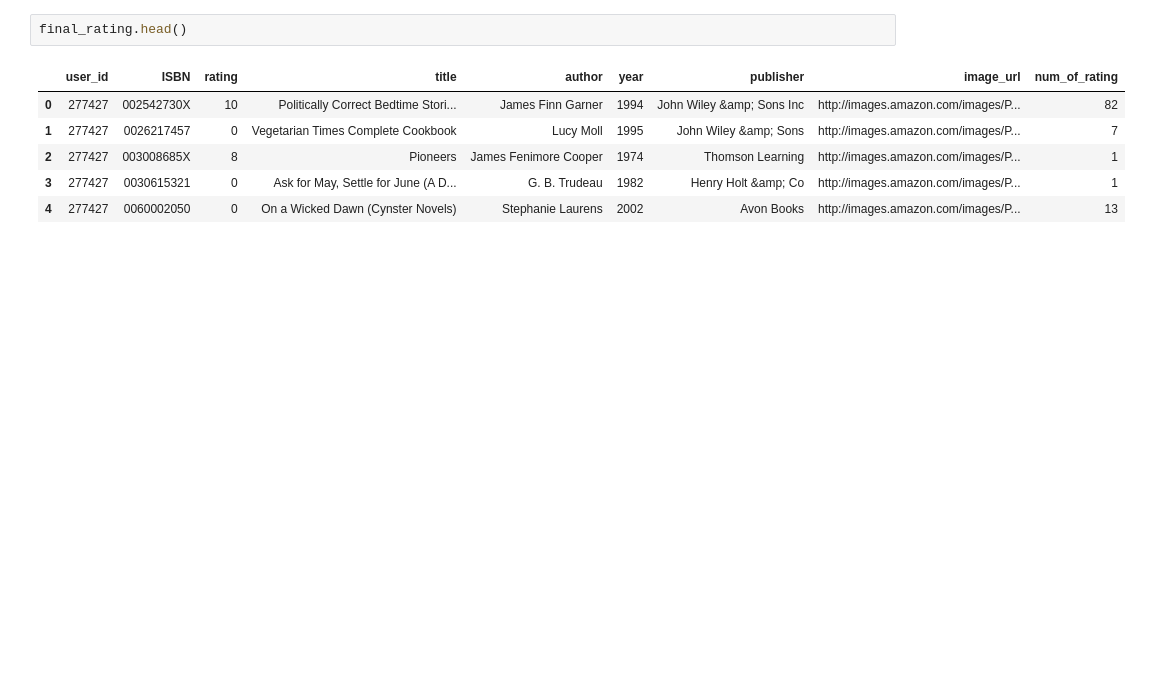
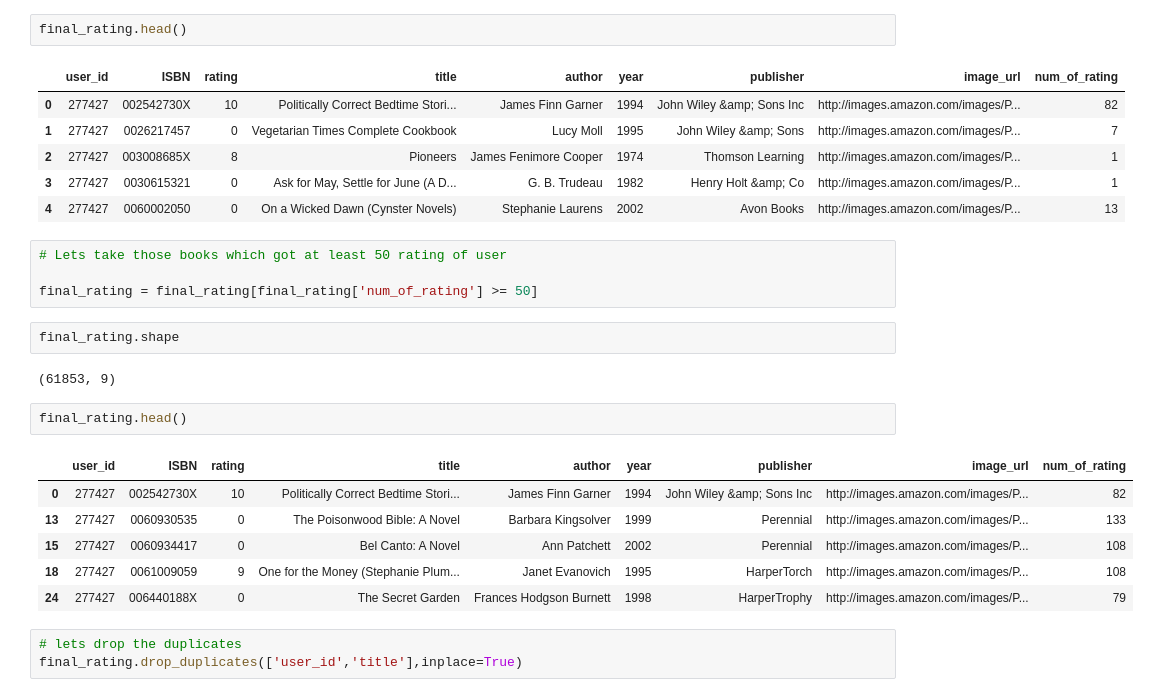
Before and after one commit to ositawisdomchinedu/Book-Recommendation-system, a Jupyter notebook: notebook/research.ipynb, the cells around one changed output. Saved outputs shown, nothing was run; the diff lists cells and outputs as text; blank space fills up the shorter version.

```diff
--- a/notebook/research.ipynb
+++ b/notebook/research.ipynb
@@ -287,3 +287,23 @@ final_rating.head()
 | 2 | 277427 | 003008685X | 8 | Pioneers | James Fenimore Cooper | 1974 | Thomson Learning | http://images.amazon.com/images/P... | 1 |
 | 3 | 277427 | 0030615321 | 0 | Ask for May, Settle for June (A D... | G. B. Trudeau | 1982 | Henry Holt &amp; Co | http://images.amazon.com/images/P... | 1 |
 | 4 | 277427 | 0060002050 | 0 | On a Wicked Dawn (Cynster Novels) | Stephanie Laurens | 2002 | Avon Books | http://images.amazon.com/images/P... | 13 |
+# %%
+# Lets take those books which got at least 50 rating of user
+
+final_rating = final_rating[final_rating['num_of_rating'] >= 50]
+# %%
+final_rating.shape
+# %% [output]
+(61853, 9)
+# %%
+final_rating.head()
+# %% [output]
+|  | user_id | ISBN | rating | title | author | year | publisher | image_url | num_of_rating |
+| 0 | 277427 | 002542730X | 10 | Politically Correct Bedtime Stori... | James Finn Garner | 1994 | John Wiley &amp; Sons Inc | http://images.amazon.com/images/P... | 82 |
+| 13 | 277427 | 0060930535 | 0 | The Poisonwood Bible: A Novel | Barbara Kingsolver | 1999 | Perennial | http://images.amazon.com/images/P... | 133 |
+| 15 | 277427 | 0060934417 | 0 | Bel Canto: A Novel | Ann Patchett | 2002 | Perennial | http://images.amazon.com/images/P... | 108 |
+| 18 | 277427 | 0061009059 | 9 | One for the Money (Stephanie Plum... | Janet Evanovich | 1995 | HarperTorch | http://images.amazon.com/images/P... | 108 |
+| 24 | 277427 | 006440188X | 0 | The Secret Garden | Frances Hodgson Burnett | 1998 | HarperTrophy | http://images.amazon.com/images/P... | 79 |
+# %%
+# lets drop the duplicates
+final_rating.drop_duplicates(['user_id','title'],inplace=True)
```
Also changed, not shown: parts of 29 cells of this notebook.
